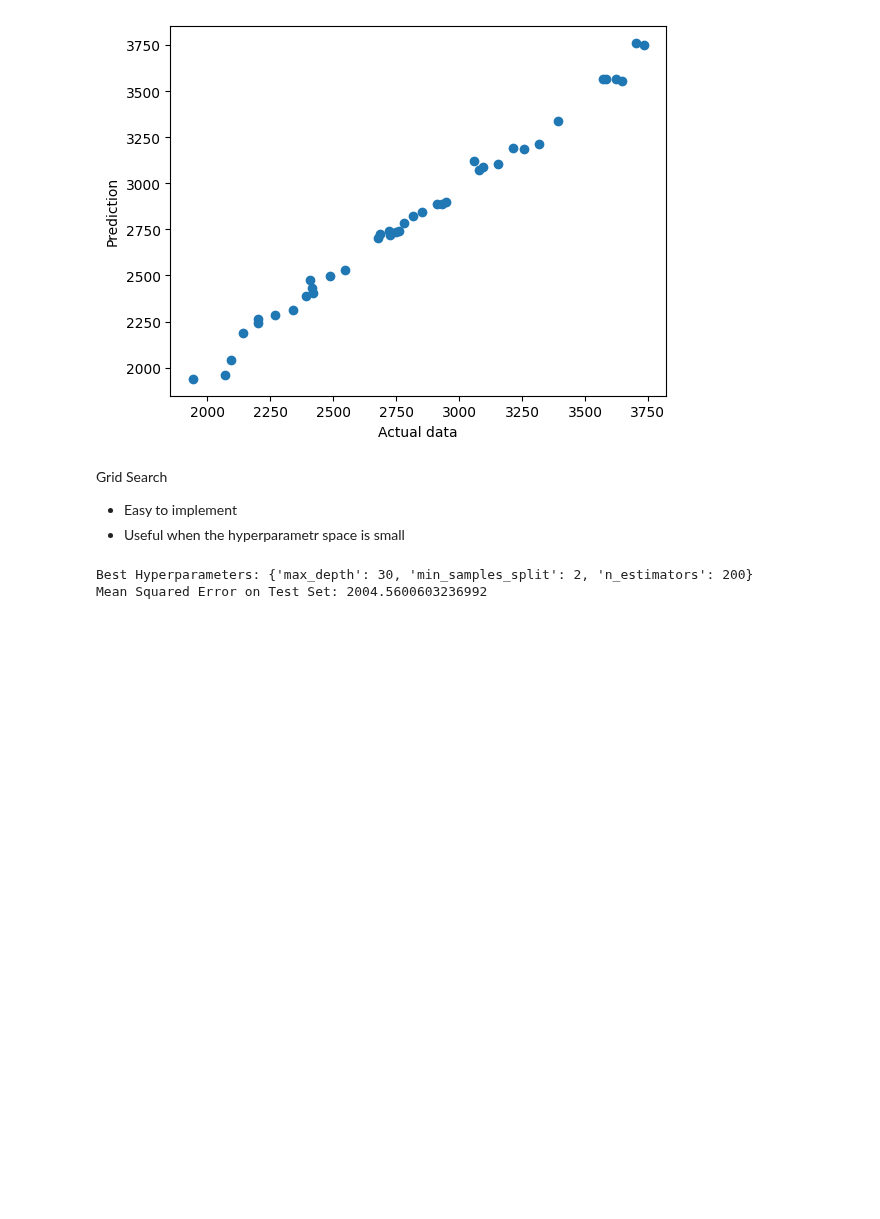
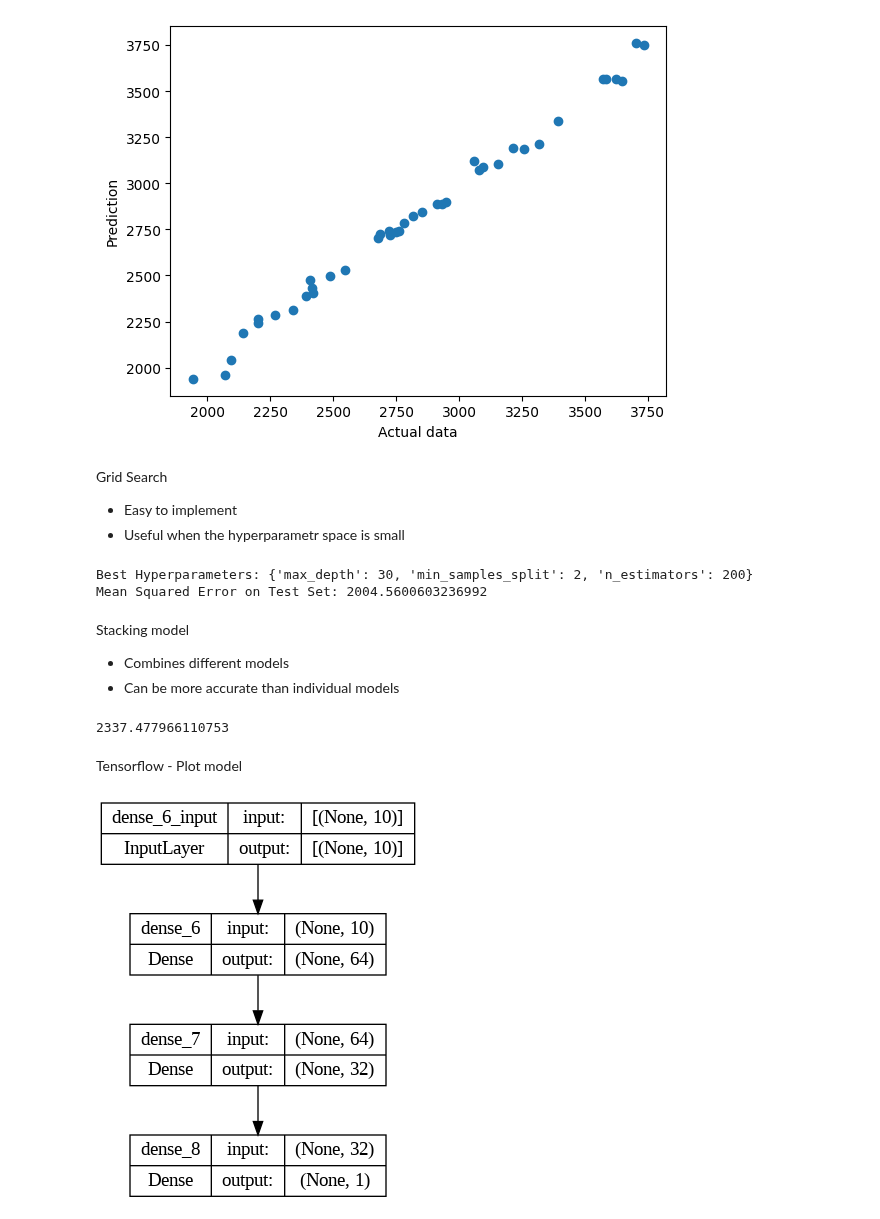
Before and after one commit to MrSimple07/MachineLearning_Practice, a Jupyter notebook: RandomML.ipynb, the cells around one changed output. Saved outputs shown, nothing was run; the diff lists cells and outputs as text; code cells hidden in the pictures; blank space fills up the shorter version.

```diff
--- a/RandomML.ipynb
+++ b/RandomML.ipynb
@@ -383,3 +383,45 @@ print("Mean Squared Error on Test Set:", mse)
 # %% [output]
 Best Hyperparameters: {'max_depth': 30, 'min_samples_split': 2, 'n_estimators': 200}
 Mean Squared Error on Test Set: 2004.5600603236992
+# %% [markdown]
+Stacking model
+- Combines different models
+- Can be more accurate than individual models
+# %%
+from sklearn.ensemble import StackingRegressor
+from sklearn.neural_network import MLPRegressor
+from sklearn.metrics import mean_squared_error
+from sklearn.ensemble import RandomForestRegressor
+
+base_models = [
+    ('rf', RandomForestRegressor(n_estimators = 100, random_state =42)),
+    ('nn', MLPRegressor(hidden_layer_sizes = (100,), activation= 'relu', max_iter=1000, random_state =42))
+]
+
+stacking_model = StackingRegressor(
+    estimators = base_models,
+    final_estimator=RandomForestRegressor(n_estimators = 100)
+)
+stacking_model.fit(X_train, y_train)
+y_pred = stacking_model.predict(X_test)
+
+print(mean_squared_error(y_test, y_pred))
+# %% [output]
+2337.477966110753
+# %% [markdown]
+Tensorflow - Plot model
+# %%
+from tensorflow.keras.models import Sequential
+from tensorflow.keras.layers import Dense
+from tensorflow.keras.utils import plot_model
+
+model = Sequential()
+model.add(Dense(64, input_shape=(10,), activation='relu'))
+model.add(Dense(32, activation='relu'))
+model.add(Dense(1, activation='linear'))
+
+model.compile(optimizer='adam', loss='mean_squared_error')
+
+plot_model(model, to_file='model_plot.png', show_shapes=True, show_layer_names=True)
+# %% [output]
+[figure, added]
```
